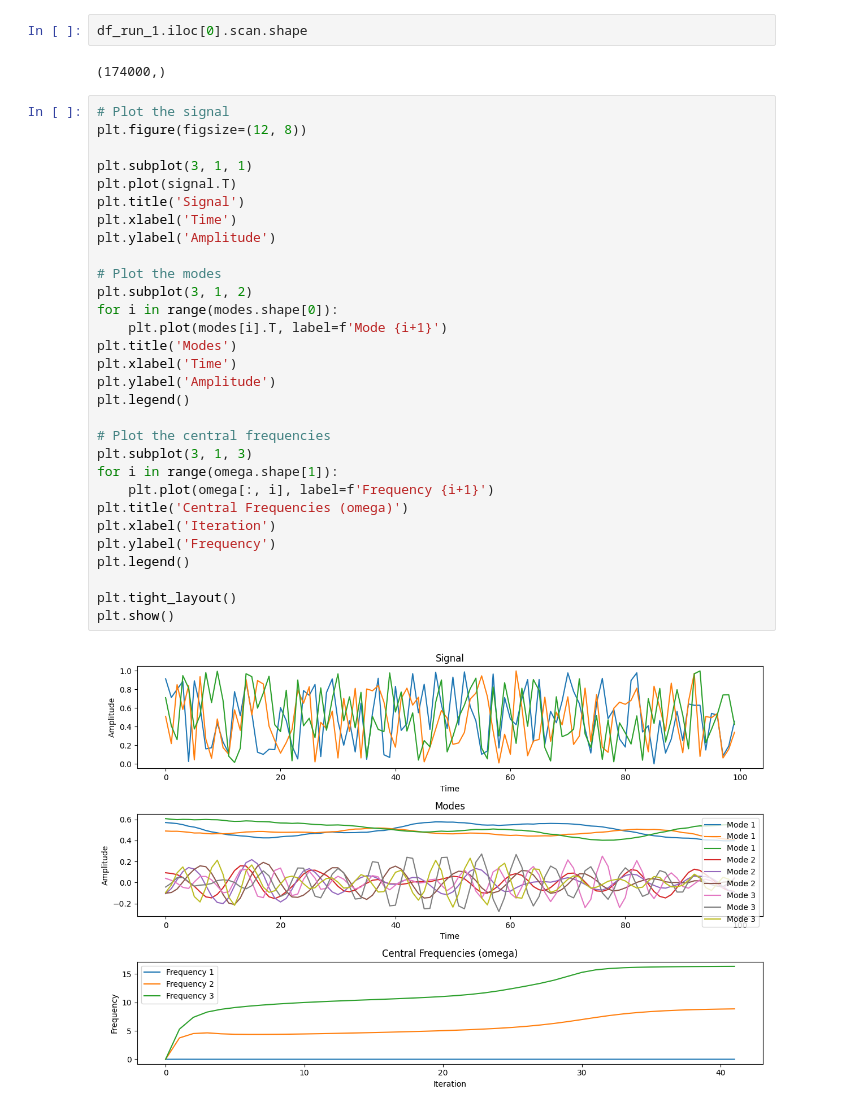
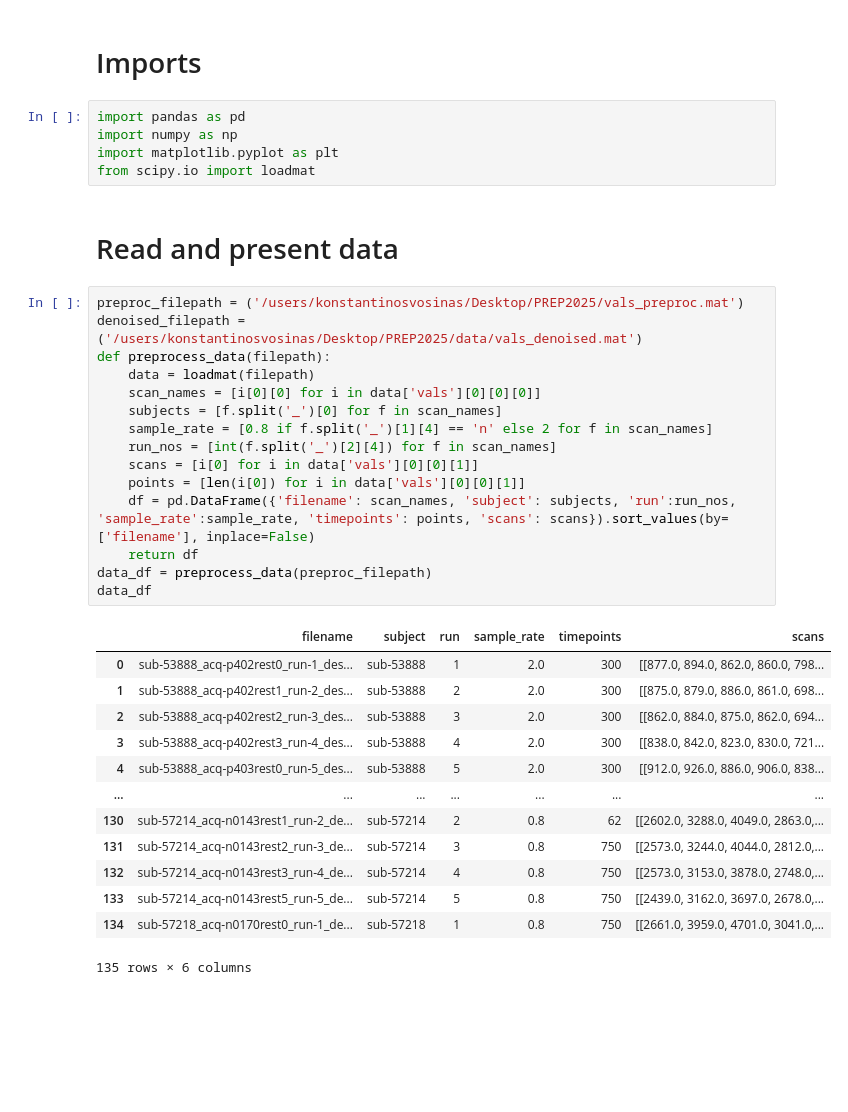
Before and after one commit to kostasvos37/PREP2025, a Jupyter notebook: datavalidation.ipynb, the cells around one changed output. Cells and saved outputs as stored; diff of their text form; blank space fills up the shorter version.

```diff
--- a/datavalidation.ipynb
+++ b/datavalidation.ipynb
@@ -112,36 +1,38 @@ df_run_1
-# %%
-df_run_1.iloc[0].scan.shape
-# %% [output]
-(174000,)
-# %%
-# Plot the signal
-plt.figure(figsize=(12, 8))
-
-plt.subplot(3, 1, 1)
-plt.plot(signal.T)
-plt.title('Signal')
-plt.xlabel('Time')
-plt.ylabel('Amplitude')
-
-# Plot the modes
-plt.subplot(3, 1, 2)
-for i in range(modes.shape[0]):
-    plt.plot(modes[i].T, label=f'Mode {i+1}')
-plt.title('Modes')
-plt.xlabel('Time')
-plt.ylabel('Amplitude')
-plt.legend()
-
-# Plot the central frequencies
-plt.subplot(3, 1, 3)
-for i in range(omega.shape[1]):
-    plt.plot(omega[:, i], label=f'Frequency {i+1}')
-plt.title('Central Frequencies (omega)')
-plt.xlabel('Iteration')
-plt.ylabel('Frequency')
-plt.legend()
-
-plt.tight_layout()
-plt.show()
-# %% [output]
-[figure, removed]
+# %% [markdown]
+# Imports
+# %%
+import pandas as pd
+import numpy as np
+import matplotlib.pyplot as plt
+from scipy.io import loadmat
+# %% [markdown]
+# Read and present data
+# %%
+preproc_filepath = ('/users/konstantinosvosinas/Desktop/PREP2025/vals_preproc.mat')
+denoised_filepath = ('/users/konstantinosvosinas/Desktop/PREP2025/data/vals_denoised.mat')
+def preprocess_data(filepath):
+    data = loadmat(filepath)
+    scan_names = [i[0][0] for i in data['vals'][0][0][0]]
+    subjects = [f.split('_')[0] for f in scan_names]
+    sample_rate = [0.8 if f.split('_')[1][4] == 'n' else 2 for f in scan_names]
+    run_nos = [int(f.split('_')[2][4]) for f in scan_names]
+    scans = [i[0] for i in data['vals'][0][0][1]]
+    points = [len(i[0]) for i in data['vals'][0][0][1]]
+    df = pd.DataFrame({'filename': scan_names, 'subject': subjects, 'run':run_nos, 'sample_rate':sample_rate, 'timepoints': points, 'scans': scans}).sort_values(by=['filename'], inplace=False)
+    return df
+data_df = preprocess_data(preproc_filepath)
+data_df
+# %% [output]
+|  | filename | subject | run | sample_rate | timepoints | scans |
+| 0 | sub-53888_acq-p402rest0_run-1_des... | sub-53888 | 1 | 2.0 | 300 | [[877.0, 894.0, 862.0, 860.0, 798... |
+| 1 | sub-53888_acq-p402rest1_run-2_des... | sub-53888 | 2 | 2.0 | 300 | [[875.0, 879.0, 886.0, 861.0, 698... |
+| 2 | sub-53888_acq-p402rest2_run-3_des... | sub-53888 | 3 | 2.0 | 300 | [[862.0, 884.0, 875.0, 862.0, 694... |
+| 3 | sub-53888_acq-p402rest3_run-4_des... | sub-53888 | 4 | 2.0 | 300 | [[838.0, 842.0, 823.0, 830.0, 721... |
+| 4 | sub-53888_acq-p403rest0_run-5_des... | sub-53888 | 5 | 2.0 | 300 | [[912.0, 926.0, 886.0, 906.0, 838... |
+| ... | ... | ... | ... | ... | ... | ... |
+| 130 | sub-57214_acq-n0143rest1_run-2_de... | sub-57214 | 2 | 0.8 | 62 | [[2602.0, 3288.0, 4049.0, 2863.0,... |
+| 131 | sub-57214_acq-n0143rest2_run-3_de... | sub-57214 | 3 | 0.8 | 750 | [[2573.0, 3244.0, 4044.0, 2812.0,... |
+| 132 | sub-57214_acq-n0143rest3_run-4_de... | sub-57214 | 4 | 0.8 | 750 | [[2573.0, 3153.0, 3878.0, 2748.0,... |
+| 133 | sub-57214_acq-n0143rest5_run-5_de... | sub-57214 | 5 | 0.8 | 750 | [[2439.0, 3162.0, 3697.0, 2678.0,... |
+| 134 | sub-57218_acq-n0170rest0_run-1_de... | sub-57218 | 1 | 0.8 | 750 | [[2661.0, 3959.0, 4701.0, 3041.0,... |
+135 rows × 6 columns
```
Also changed, not shown: parts of 49 cells of this notebook, 1 other file.
